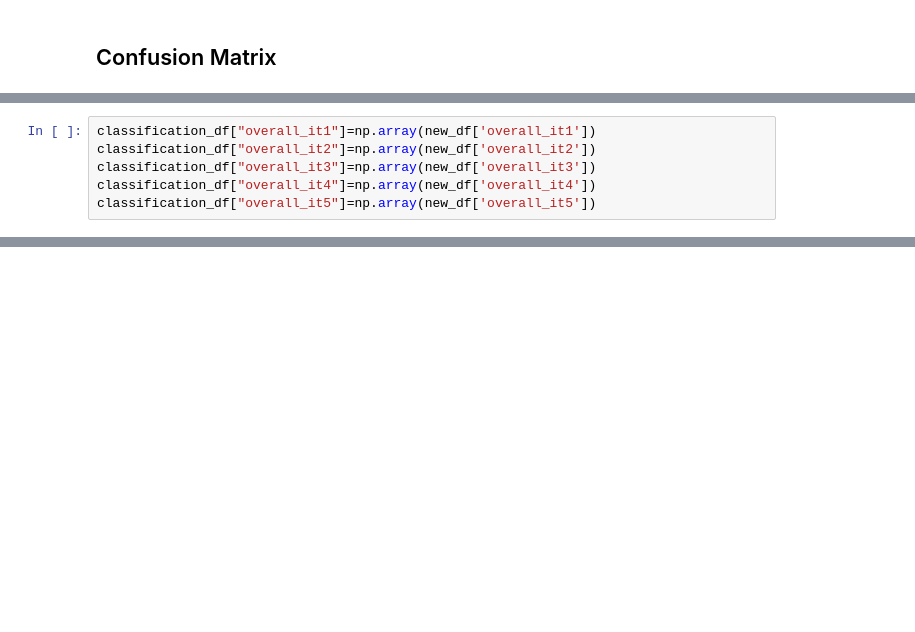
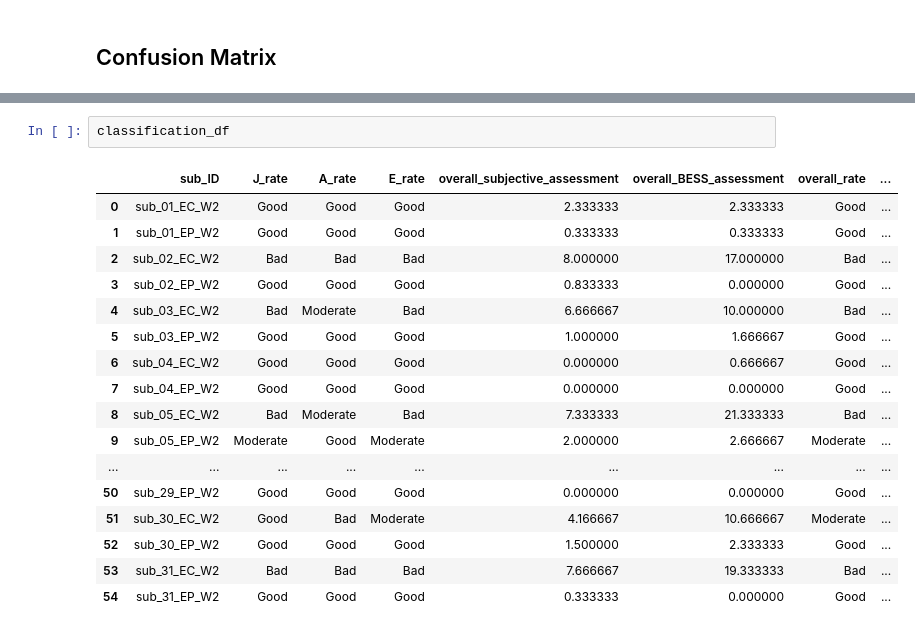
Before and after one commit to BerryLeeYY/OLST_prediction_part_1, a Jupyter notebook: human_assessment.ipynb, the cells around one changed output, grey strips where cells are left out. Cells and saved outputs as stored; diff of their text form; blank space fills up the shorter version.

```diff
--- a/human_assessment.ipynb
+++ b/human_assessment.ipynb
@@ -925,6 +934,0 @@ array([1.        , 0.33333333, 2.66666667, 0.        , 2.66666667,
-# %%
-classification_df["overall_it1"]=np.array(new_df['overall_it1'])
-classification_df["overall_it2"]=np.array(new_df['overall_it2'])
-classification_df["overall_it3"]=np.array(new_df['overall_it3'])
-classification_df["overall_it4"]=np.array(new_df['overall_it4'])
-classification_df["overall_it5"]=np.array(new_df['overall_it5'])
@@ -1088,0 +1149,20 @@ Automated_compared_df[["sub_ID", "foot_height_count"]][Automated_compared_df["su
+# %%
+classification_df
+# %% [output]
+|  | sub_ID | J_rate | A_rate | E_rate | overall_subjective_assessment | overall_BESS_assessment | overall_rate | ... |
+| 0 | sub_01_EC_W2 | Good | Good | Good | 2.333333 | 2.333333 | Good | ... |
+| 1 | sub_01_EP_W2 | Good | Good | Good | 0.333333 | 0.333333 | Good | ... |
+| 2 | sub_02_EC_W2 | Bad | Bad | Bad | 8.000000 | 17.000000 | Bad | ... |
+| 3 | sub_02_EP_W2 | Good | Good | Good | 0.833333 | 0.000000 | Good | ... |
+| 4 | sub_03_EC_W2 | Bad | Moderate | Bad | 6.666667 | 10.000000 | Bad | ... |
+| 5 | sub_03_EP_W2 | Good | Good | Good | 1.000000 | 1.666667 | Good | ... |
+| 6 | sub_04_EC_W2 | Good | Good | Good | 0.000000 | 0.666667 | Good | ... |
+| 7 | sub_04_EP_W2 | Good | Good | Good | 0.000000 | 0.000000 | Good | ... |
+| 8 | sub_05_EC_W2 | Bad | Moderate | Bad | 7.333333 | 21.333333 | Bad | ... |
+| 9 | sub_05_EP_W2 | Moderate | Good | Moderate | 2.000000 | 2.666667 | Moderate | ... |
+| ... | ... | ... | ... | ... | ... | ... | ... | ... |
+| 50 | sub_29_EP_W2 | Good | Good | Good | 0.000000 | 0.000000 | Good | ... |
+| 51 | sub_30_EC_W2 | Good | Bad | Moderate | 4.166667 | 10.666667 | Moderate | ... |
+| 52 | sub_30_EP_W2 | Good | Good | Good | 1.500000 | 2.333333 | Good | ... |
+| 53 | sub_31_EC_W2 | Bad | Bad | Bad | 7.666667 | 19.333333 | Bad | ... |
+| 54 | sub_31_EP_W2 | Good | Good | Good | 0.333333 | 0.000000 | Good | ... |
```
Also changed, not shown: parts of 73 cells of this notebook, 2 other files.
